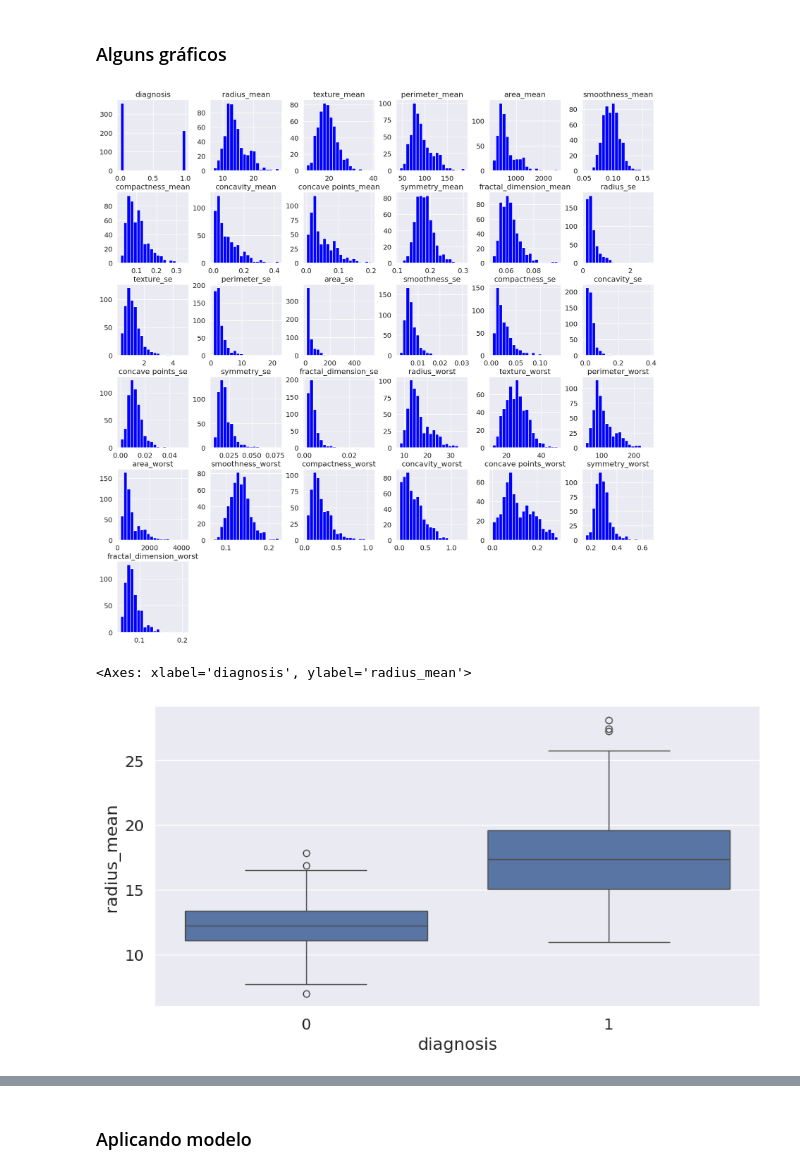
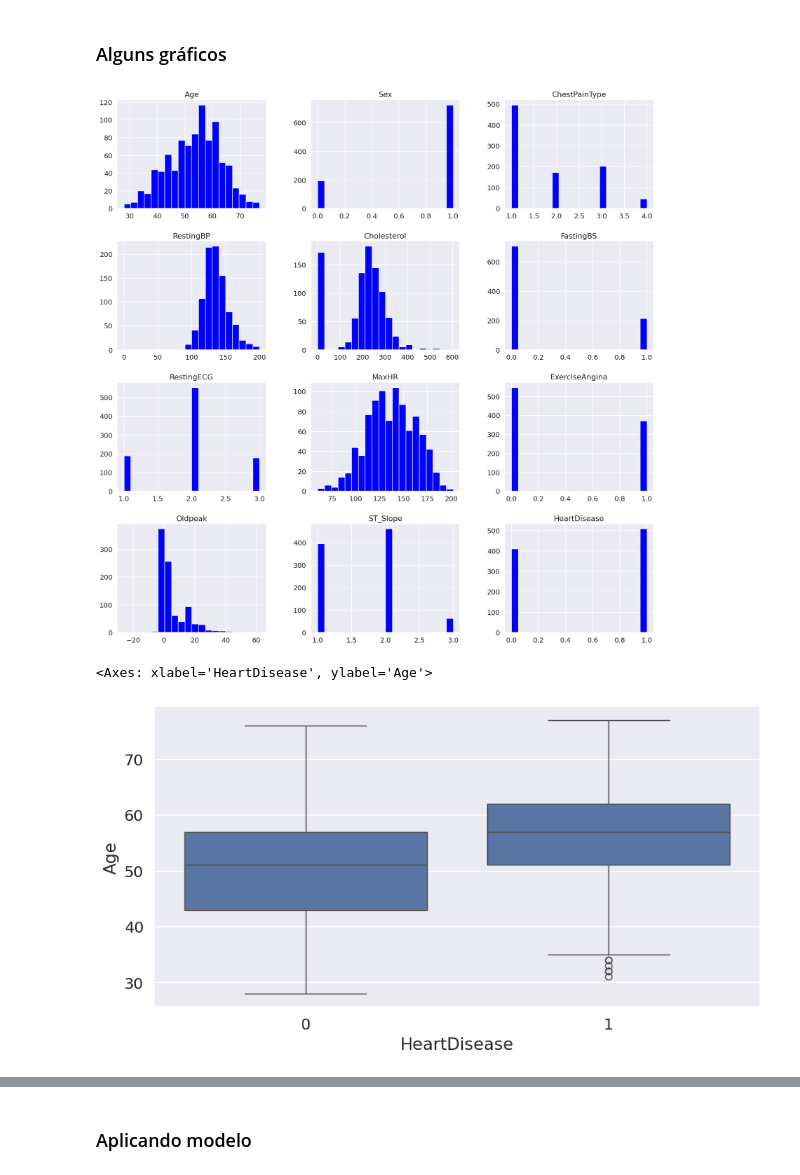
Before and after one commit to renigoms/marchine_learning_project, a Jupyter notebook: testes_com_base_de_doencas_cardiacas/categorizacacao_com_svm.ipynb, the cells around one changed output, grey strips where cells are left out. Drawn from its saved outputs; the diff is of its cells as text; code cells hidden in the pictures.

Commit message:
fix: Fixing the graphs' column names

```diff
--- a/testes_com_base_de_doencas_cardiacas/categorizacacao_com_svm.ipynb
+++ b/testes_com_base_de_doencas_cardiacas/categorizacacao_com_svm.ipynb
@@ -7,7 +7,7 @@ import seaborn as snb
 # %% [markdown]
 ### Rodando a base
 # %%
-data_frame = pd.read_csv('/home/renan/Documentos/python/machine_learning project/base/heart.csv')
+data_frame = pd.read_excel('/home/renan/Documentos/python/machine_learning project/base/dados_tratados_heart.xlsx', "heart")
 # %% [markdown]
 ### Primeiros Dados
 # %%
@@ -74,12 +74,12 @@ data_frame.describe()
 snb.set_theme(font_scale=1.3, rc={'figure.figsize': (20, 20)})
 eixo = data_frame.hist(bins=20, color='blue')
 # %% [output]
-[figure, old version]
+[figure, new version]
 # %%
 plt.figure(figsize=(10, 5))
-snb.boxplot(data=data_frame, x='diagnosis', y='radius_mean')
+snb.boxplot(data=data_frame, x='HeartDisease', y='Age')
 # %% [output]
-<Axes: xlabel='diagnosis', ylabel='radius_mean'>
+<Axes: xlabel='HeartDisease', ylabel='Age'>
-[figure, old version]
+[figure, new version]
 # %%
 plt.figure(figsize=(10, 5))
```
Also changed, not shown: parts of 9 cells of this notebook.
